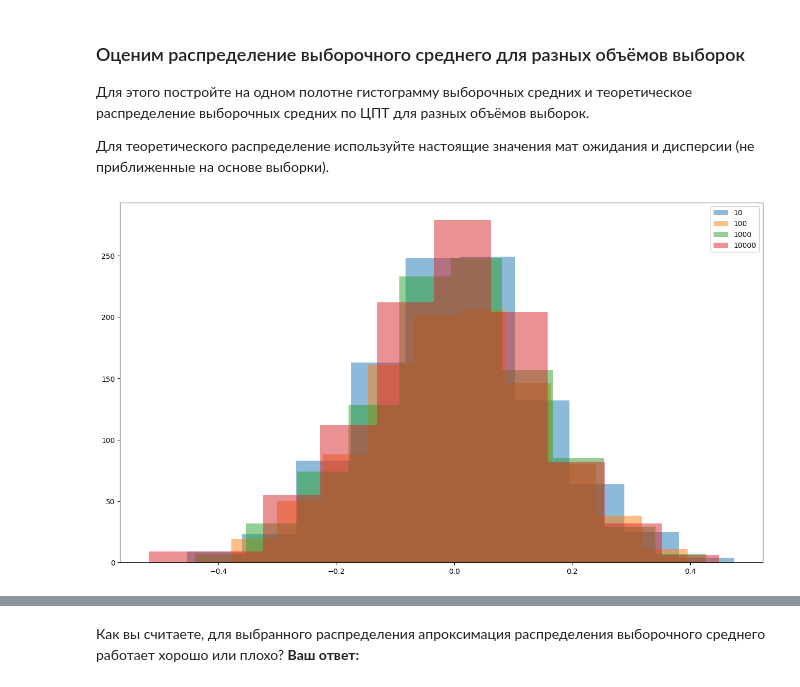
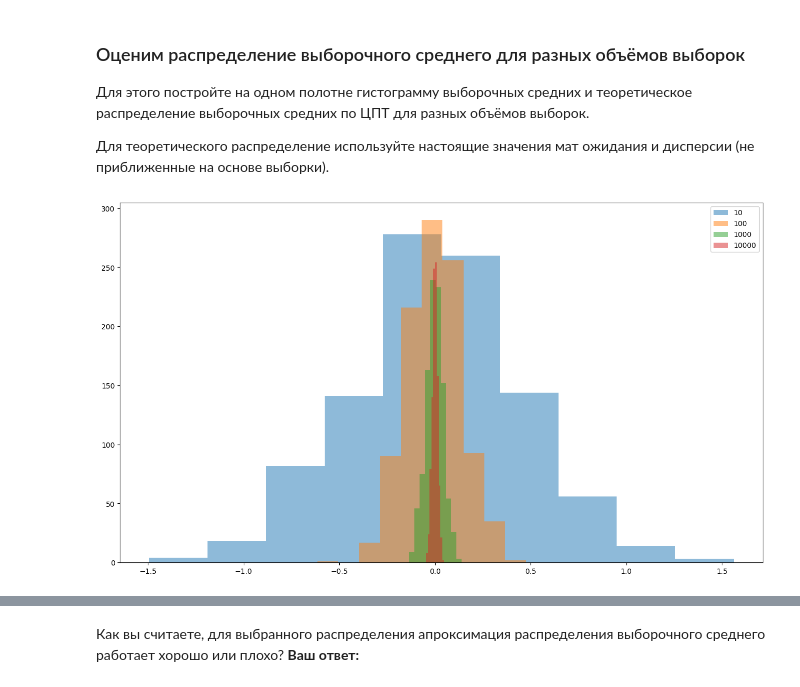
Before and after one commit to Vladislav-7-AV/teach-scool-ds, a Jupyter notebook: Hometask-M2/Практика_к_занятию_5-empty.ipynb, the cells around one changed output, grey strips where cells are left out. Drawn from its saved outputs; the diff is of its cells as text; code cells hidden in the pictures.

```diff
--- a/Hometask-M2/Практика_к_занятию_5-empty.ipynb
+++ b/Hometask-M2/Практика_к_занятию_5-empty.ipynb
@@ -80,21 +80,22 @@ print(sample_var)
 mu = 0
 sigma = 3
 
-sample = laplace_rv.rvs(100)
-n_samples = 1000  # Количество выборок
+
+#sample = laplace_rv.rvs(100)
+n_samples = 100  # Количество выборок
 # %%
 plt.figure(figsize=(16,9))
 # сгенерируем много выборочных средних
 for n_samples in [10, 100, 1000, 10000]:
     means = []
     for i in range(1000):
-        means.append(np.mean(laplace_rv.rvs(100)))
+        means.append(np.mean(laplace_rv.rvs(n_samples)))
     plt.hist(means, alpha=0.5)
 
 plt.legend(['10', '100', '1000', '10000'])
 plt.show()
 # %% [output]
-[figure, old version]
+[figure, new version]
 # %%
 for n_samples in [10, 100, 1000, 10000]:
     means = []
```
Also changed, not shown: parts of 6 cells of this notebook.
